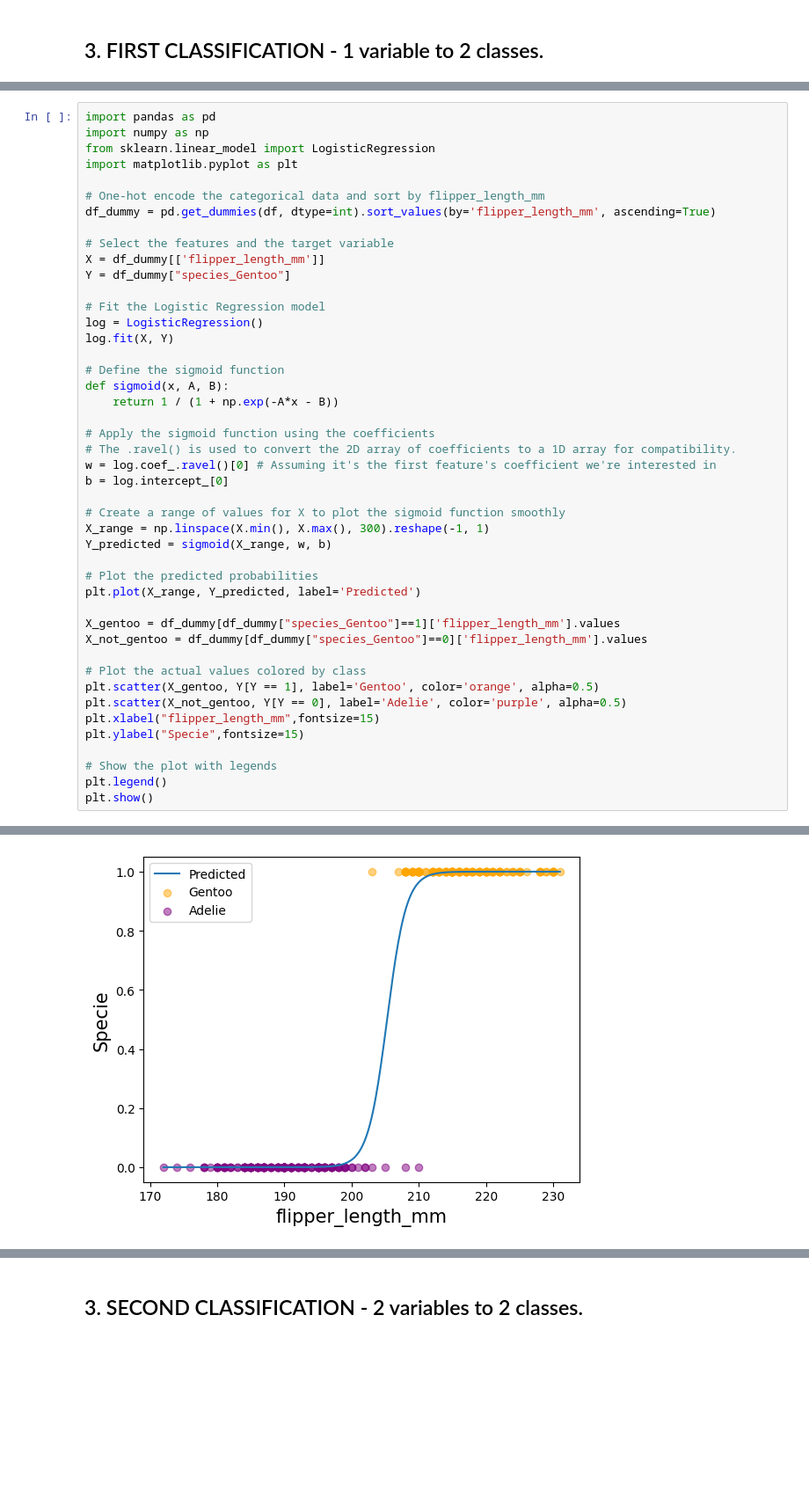
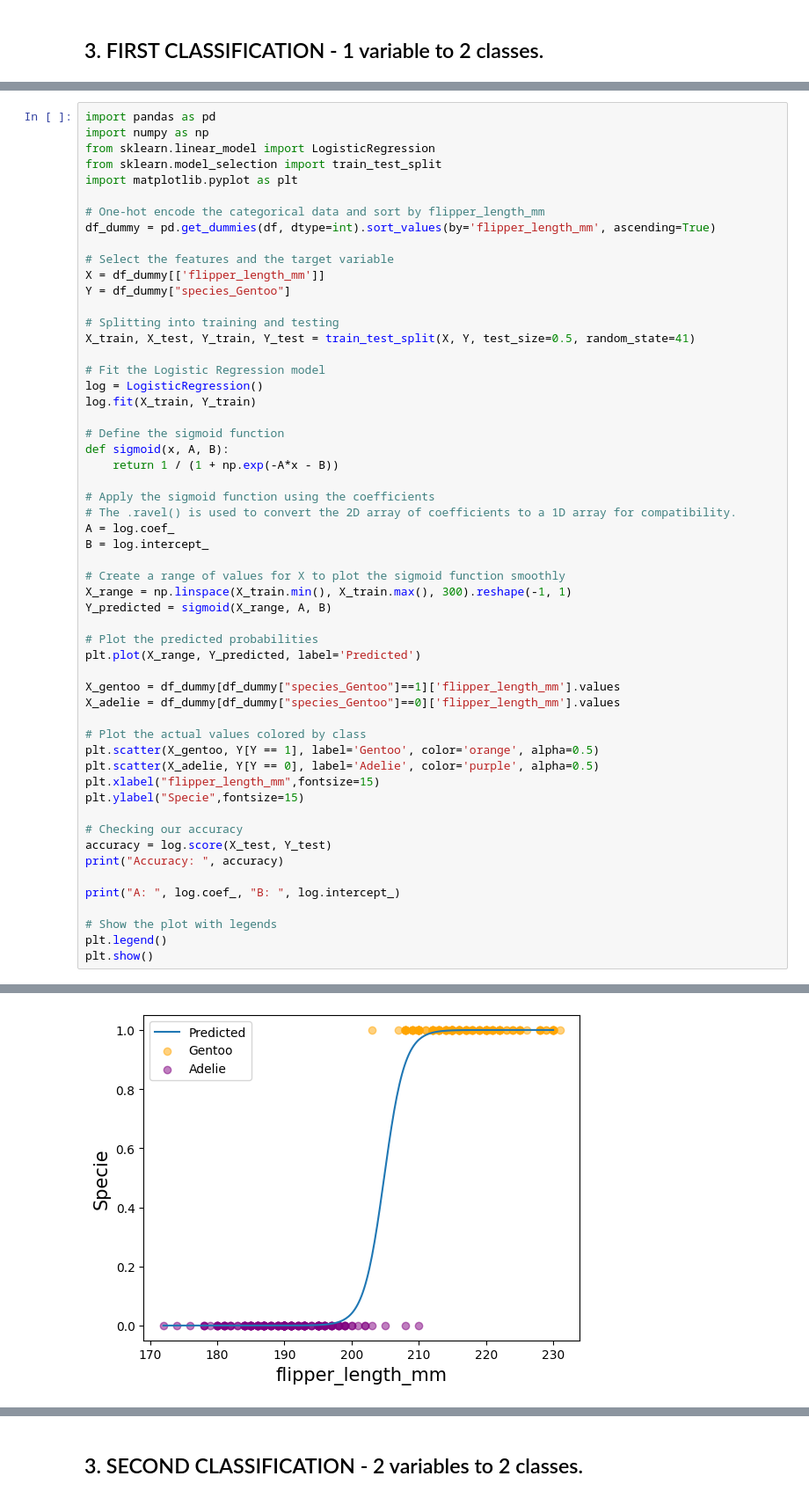
Before and after one commit to rfeers/ML-Basics, a Jupyter notebook: 2 - Logistic Regression.ipynb, the cells around one changed output, grey strips where cells are left out. Shown at 88% size. Saved outputs shown, nothing was run; the diff lists cells and outputs as text; blank space fills up the shorter version.

```diff
--- a/2 - Logistic Regression.ipynb
+++ b/2 - Logistic Regression.ipynb
@@ -127,6 +147,7 @@ sns.pairplot(df.iloc[:,:],hue='species')  # graph also  tell us about the the re
 import pandas as pd
 import numpy as np
 from sklearn.linear_model import LogisticRegression
+from sklearn.model_selection import train_test_split
 import matplotlib.pyplot as plt
 
 # One-hot encode the categorical data and sort by flipper_length_mm
@@ -136,9 +157,12 @@ df_dummy = pd.get_dummies(df, dtype=int).sort_values(by='flipper_length_mm', asc
 X = df_dummy[['flipper_length_mm']]
 Y = df_dummy["species_Gentoo"]
 
+# Splitting into training and testing
+X_train, X_test, Y_train, Y_test = train_test_split(X, Y, test_size=0.5, random_state=41)
+
 # Fit the Logistic Regression model
 log = LogisticRegression()
-log.fit(X, Y)
+log.fit(X_train, Y_train)
 
 # Define the sigmoid function
 def sigmoid(x, A, B):
@@ -146,24 +170,30 @@ def sigmoid(x, A, B):
 
 # Apply the sigmoid function using the coefficients
 # The .ravel() is used to convert the 2D array of coefficients to a 1D array for compatibility.
-w = log.coef_.ravel()[0] # Assuming it's the first feature's coefficient we're interested in
-b = log.intercept_[0]
+A = log.coef_
+B = log.intercept_
 
 # Create a range of values for X to plot the sigmoid function smoothly
-X_range = np.linspace(X.min(), X.max(), 300).reshape(-1, 1)
-Y_predicted = sigmoid(X_range, w, b)
+X_range = np.linspace(X_train.min(), X_train.max(), 300).reshape(-1, 1)
+Y_predicted = sigmoid(X_range, A, B)
 
 # Plot the predicted probabilities
 plt.plot(X_range, Y_predicted, label='Predicted')
 
 X_gentoo = df_dummy[df_dummy["species_Gentoo"]==1]['flipper_length_mm'].values
-X_not_gentoo = df_dummy[df_dummy["species_Gentoo"]==0]['flipper_length_mm'].values
+X_adelie = df_dummy[df_dummy["species_Gentoo"]==0]['flipper_length_mm'].values
 
 # Plot the actual values colored by class
 plt.scatter(X_gentoo, Y[Y == 1], label='Gentoo', color='orange', alpha=0.5)
-plt.scatter(X_not_gentoo, Y[Y == 0], label='Adelie', color='purple', alpha=0.5)
+plt.scatter(X_adelie, Y[Y == 0], label='Adelie', color='purple', alpha=0.5)
 plt.xlabel("flipper_length_mm",fontsize=15)
 plt.ylabel("Specie",fontsize=15)
+
+# Checking our accuracy
+accuracy = log.score(X_test, Y_test)
+print("Accuracy: ", accuracy)
+
+print("A: ", log.coef_, "B: ", log.intercept_)
 
 # Show the plot with legends
 plt.legend()
@@ -172 +204 @@ plt.show()
-[figure, old version]
+[figure, new version]
```
Also changed, not shown: parts of 30 cells of this notebook.
